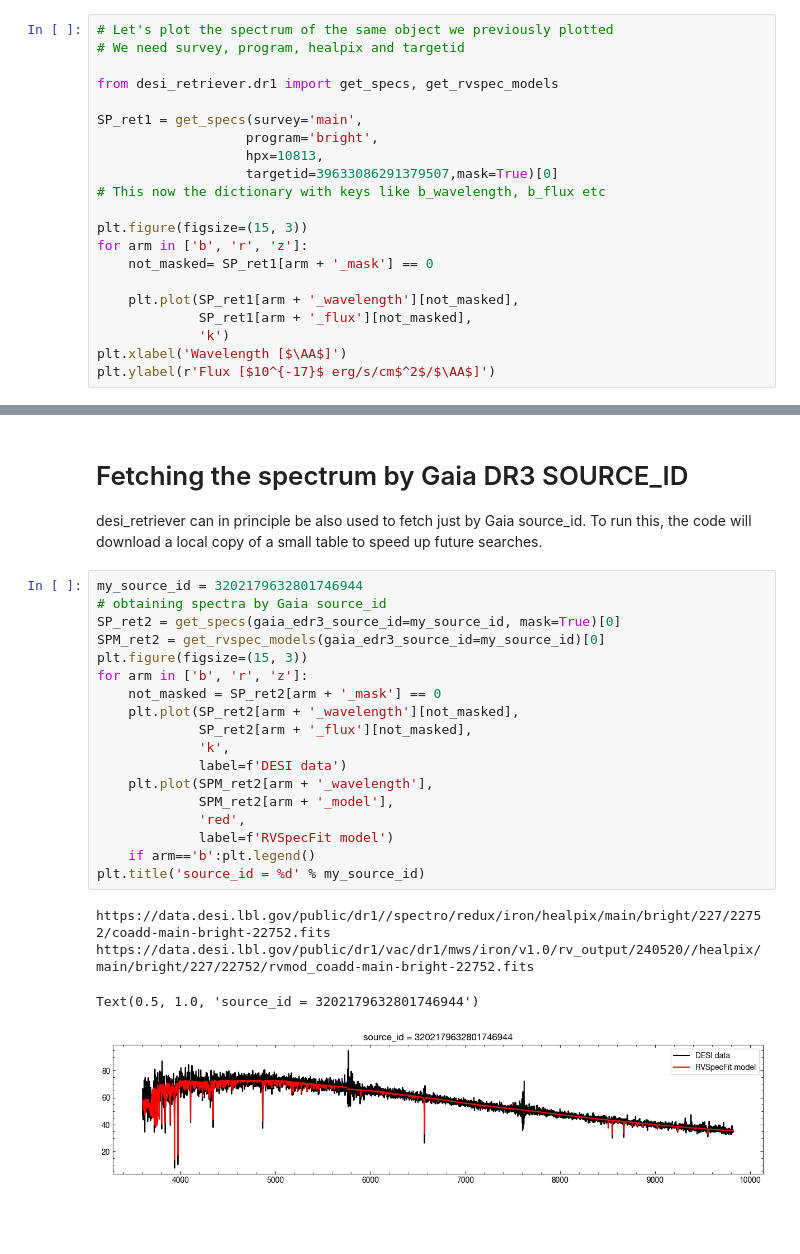
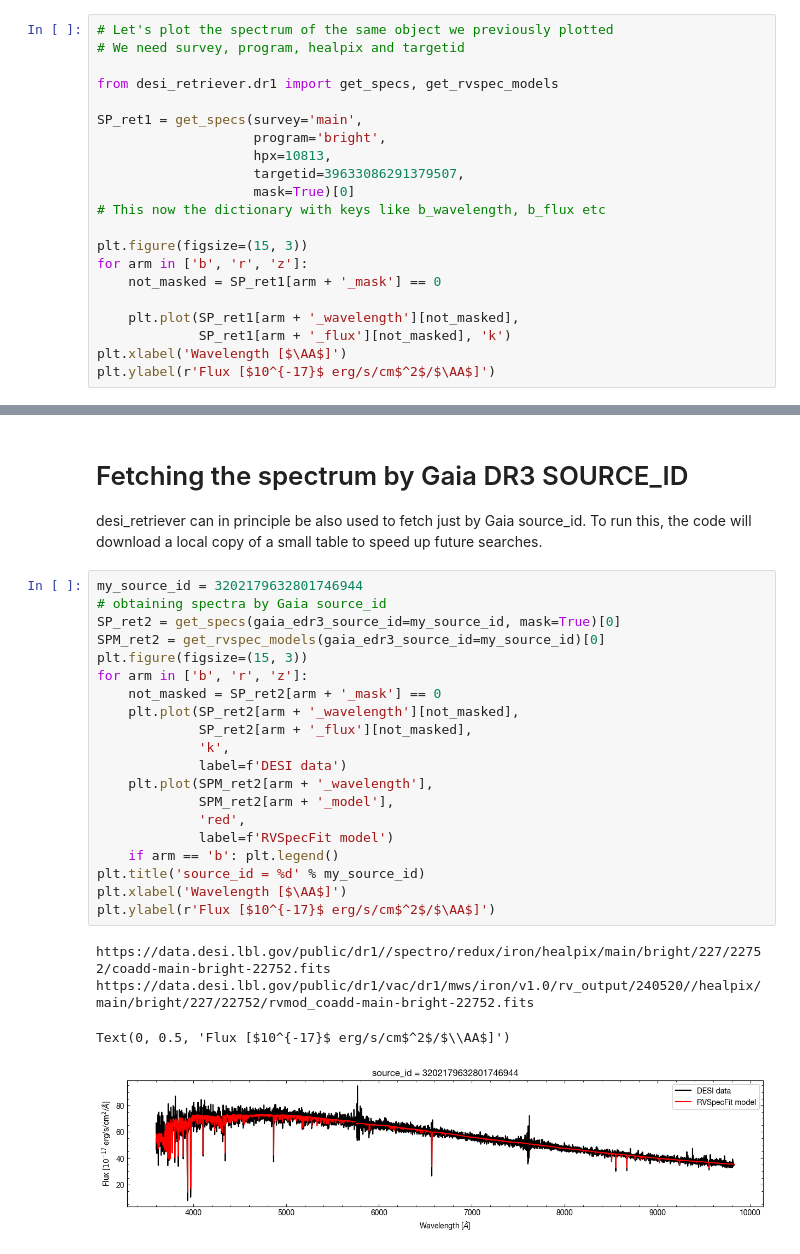
Before and after one commit to desimilkyway/dr1_tutorials, a Jupyter notebook: DR1_tutorial.ipynb, the cells around one changed output, grey strips where cells are left out. Saved outputs shown, nothing was run; the diff lists cells and outputs as text; blank space fills up the shorter version.

```diff
--- a/DR1_tutorial.ipynb
+++ b/DR1_tutorial.ipynb
@@ -627,18 +687,18 @@ When you run this, it will fetch the spectrum fron NERSC cluster.
 from desi_retriever.dr1 import get_specs, get_rvspec_models
 
 SP_ret1 = get_specs(survey='main',
-                   program='bright',
-                   hpx=10813,
-                   targetid=39633086291379507,mask=True)[0]
+                    program='bright',
+                    hpx=10813,
+                    targetid=39633086291379507,
+                    mask=True)[0]
 # This now the dictionary with keys like b_wavelength, b_flux etc
 
 plt.figure(figsize=(15, 3))
 for arm in ['b', 'r', 'z']:
-    not_masked= SP_ret1[arm + '_mask'] == 0
+    not_masked = SP_ret1[arm + '_mask'] == 0
 
     plt.plot(SP_ret1[arm + '_wavelength'][not_masked],
-             SP_ret1[arm + '_flux'][not_masked],
-             'k')
+             SP_ret1[arm + '_flux'][not_masked], 'k')
 plt.xlabel('Wavelength [$\AA$]')
 plt.ylabel(r'Flux [$10^{-17}$ erg/s/cm$^2$/$\AA$]')
 # %% [output]
@@ -679,23 +739,25 @@ To run this, the code will download a local copy of a small table to speed up fu
 # %%
 my_source_id = 3202179632801746944
 # obtaining spectra by Gaia source_id
 SP_ret2 = get_specs(gaia_edr3_source_id=my_source_id, mask=True)[0]
 SPM_ret2 = get_rvspec_models(gaia_edr3_source_id=my_source_id)[0]
 plt.figure(figsize=(15, 3))
 for arm in ['b', 'r', 'z']:
     not_masked = SP_ret2[arm + '_mask'] == 0
     plt.plot(SP_ret2[arm + '_wavelength'][not_masked],
              SP_ret2[arm + '_flux'][not_masked],
              'k',
              label=f'DESI data')
     plt.plot(SPM_ret2[arm + '_wavelength'],
              SPM_ret2[arm + '_model'],
              'red',
              label=f'RVSpecFit model')
-    if arm=='b':plt.legend()
+    if arm == 'b': plt.legend()
 plt.title('source_id = %d' % my_source_id)
+plt.xlabel('Wavelength [$\AA$]')
+plt.ylabel(r'Flux [$10^{-17}$ erg/s/cm$^2$/$\AA$]')
 # %% [output]
 https://data.desi.lbl.gov/public/dr1//spectro/redux/iron/healpix/main/bright/227/22752/coadd-main-bright-22752.fits
 https://data.desi.lbl.gov/public/dr1/vac/dr1/mws/iron/v1.0/rv_output/240520//healpix/main/bright/227/22752/rvmod_coadd-main-bright-22752.fits
-Text(0.5, 1.0, 'source_id = 3202179632801746944')
+Text(0, 0.5, 'Flux [$10^{-17}$ erg/s/cm$^2$/$\\AA$]')
-[figure, old version]
+[figure, new version]
```
Also changed, not shown: parts of 10 cells of this notebook.
